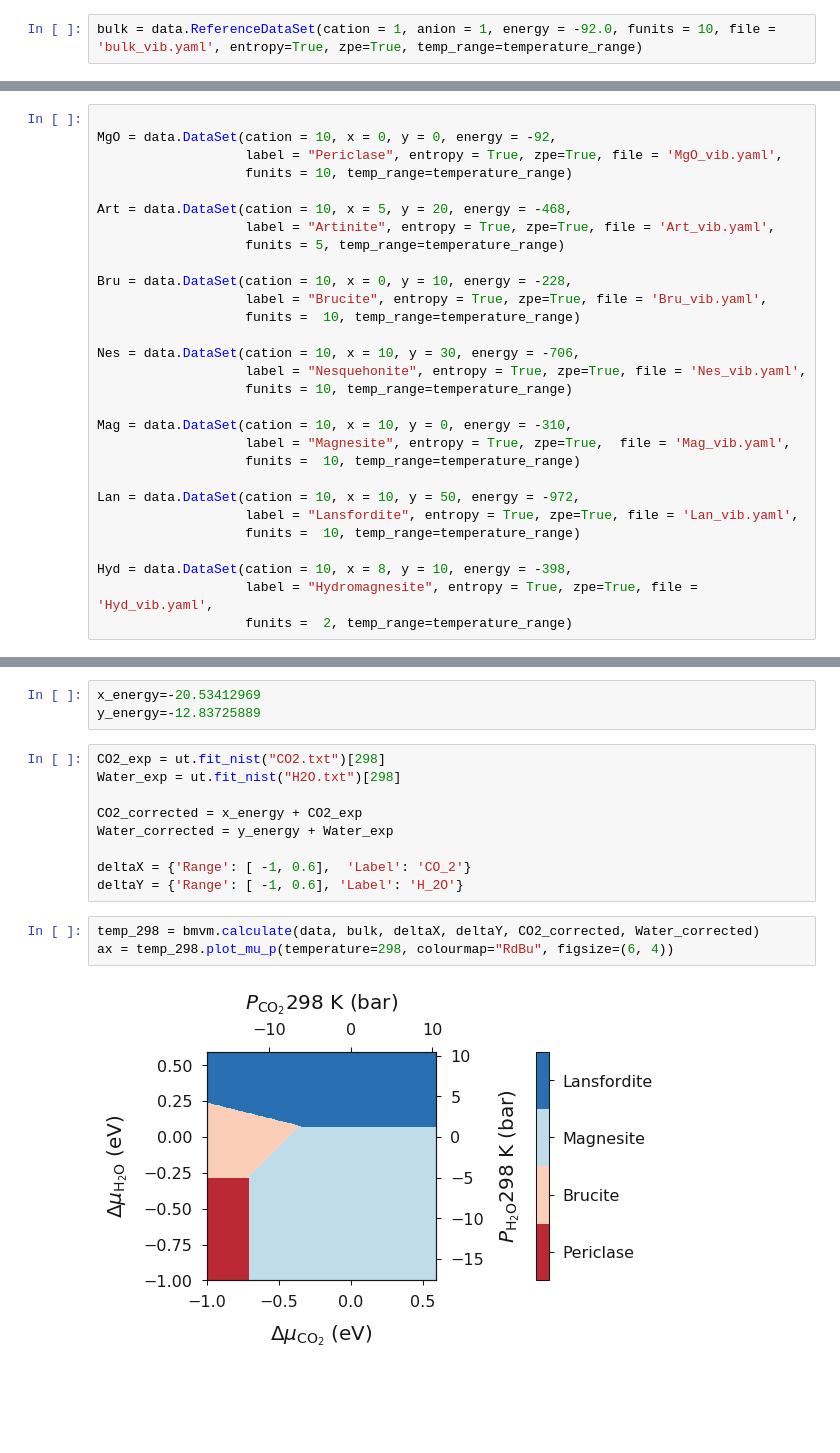
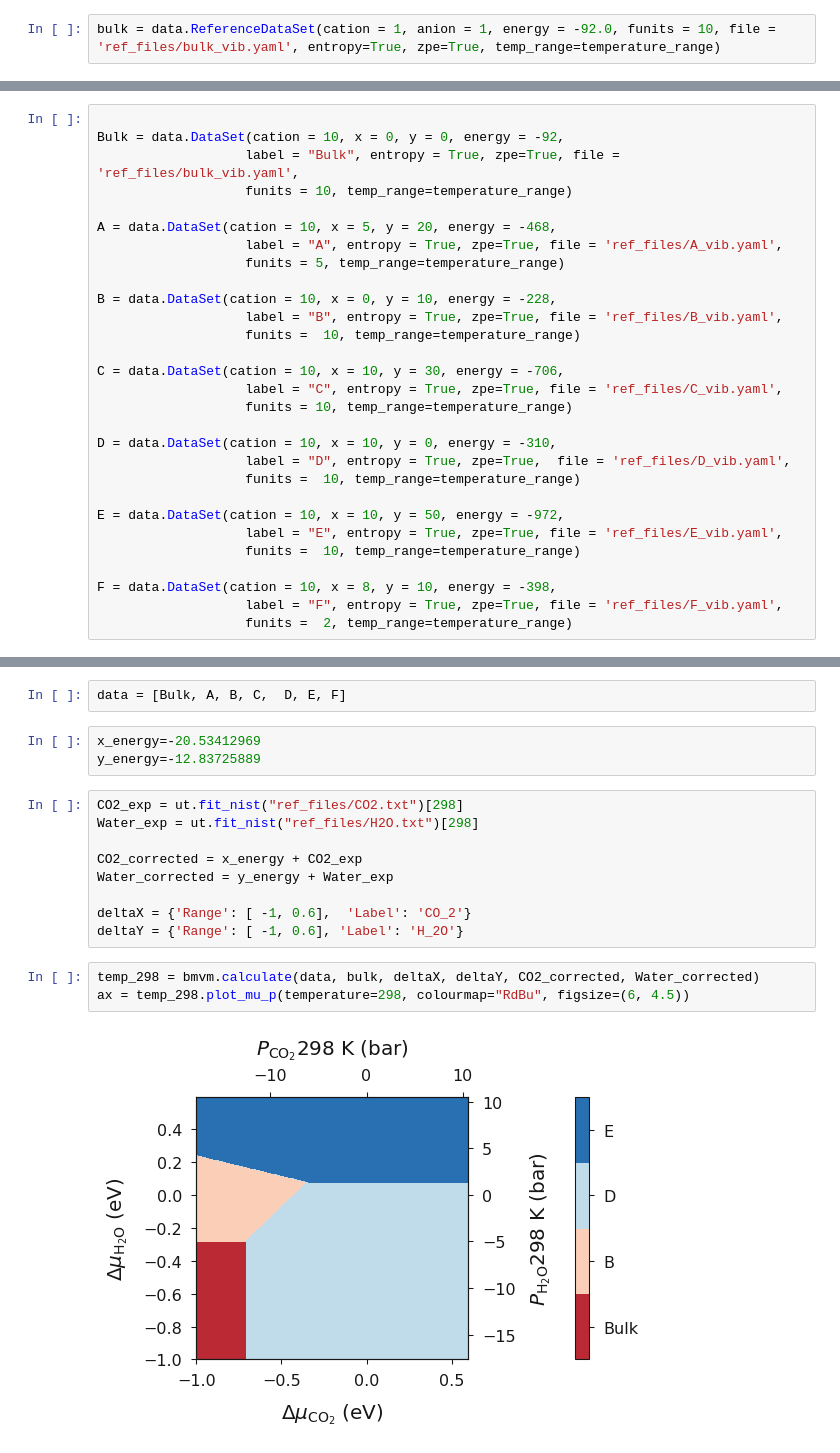
Before and after one commit to symmy596/SurfinPy, a Jupyter notebook: examples/Notebooks/Bulk/Tutorial_5.ipynb, the cells around one changed output, grey strips where cells are left out. Cells and saved outputs as stored; diff of their text form; blank space fills up the shorter version.

```diff
--- a/examples/Notebooks/Bulk/Tutorial_5.ipynb
+++ b/examples/Notebooks/Bulk/Tutorial_5.ipynb
@@ -51,7 +50,7 @@ temperature_range = [298, 299]
 # %% [markdown]
 SurfinPy has the function to calculate the zero point energy and the vibrational entropy when entropy and zpe = True.
 # %%
-bulk = data.ReferenceDataSet(cation = 1, anion = 1, energy = -92.0, funits = 10, file = 'bulk_vib.yaml', entropy=True, zpe=True, temp_range=temperature_range)
+bulk = data.ReferenceDataSet(cation = 1, anion = 1, energy = -92.0, funits = 10, file = 'ref_files/bulk_vib.yaml', entropy=True, zpe=True, temp_range=temperature_range)
 # %% [markdown]
 In addition to entropy and zpe keyword you must provide the a file containing the vibrational modes and number of formula units used in taht calculations.  You must create the yaml file using the following format
 
@@ -66,30 +65,30 @@ In addition to entropy and zpe keyword you must provide the a file containing th
 Vibrational modes can be calculated via a density functional pertibation calculation or via the phonopy code.
 # %%
 
-MgO = data.DataSet(cation = 10, x = 0, y = 0, energy = -92,
-                   label = "Periclase", entropy = True, zpe=True, file = 'MgO_vib.yaml',
+Bulk = data.DataSet(cation = 10, x = 0, y = 0, energy = -92,
+                   label = "Bulk", entropy = True, zpe=True, file = 'ref_files/bulk_vib.yaml',
                    funits = 10, temp_range=temperature_range)
 
-Art = data.DataSet(cation = 10, x = 5, y = 20, energy = -468,
-                   label = "Artinite", entropy = True, zpe=True, file = 'Art_vib.yaml',
+A = data.DataSet(cation = 10, x = 5, y = 20, energy = -468,
+                   label = "A", entropy = True, zpe=True, file = 'ref_files/A_vib.yaml',
                    funits = 5, temp_range=temperature_range)
 
-Bru = data.DataSet(cation = 10, x = 0, y = 10, energy = -228,
-                   label = "Brucite", entropy = True, zpe=True, file = 'Bru_vib.yaml',
+B = data.DataSet(cation = 10, x = 0, y = 10, energy = -228,
+                   label = "B", entropy = True, zpe=True, file = 'ref_files/B_vib.yaml',
                    funits =  10, temp_range=temperature_range)
 
-Nes = data.DataSet(cation = 10, x = 10, y = 30, energy = -706,
-                   label = "Nesquehonite", entropy = True, zpe=True, file = 'Nes_vib.yaml',
+C = data.DataSet(cation = 10, x = 10, y = 30, energy = -706,
+                   label = "C", entropy = True, zpe=True, file = 'ref_files/C_vib.yaml',
                    funits = 10, temp_range=temperature_range)
 
-Mag = data.DataSet(cation = 10, x = 10, y = 0, energy = -310,
-                   label = "Magnesite", entropy = True, zpe=True,  file = 'Mag_vib.yaml',
+D = data.DataSet(cation = 10, x = 10, y = 0, energy = -310,
+                   label = "D", entropy = True, zpe=True,  file = 'ref_files/D_vib.yaml',
                    funits =  10, temp_range=temperature_range)
 
-Lan = data.DataSet(cation = 10, x = 10, y = 50, energy = -972,
-                   label = "Lansfordite", entropy = True, zpe=True, file = 'Lan_vib.yaml',
+E = data.DataSet(cation = 10, x = 10, y = 50, energy = -972,
+                   label = "E", entropy = True, zpe=True, file = 'ref_files/E_vib.yaml',
                    funits =  10, temp_range=temperature_range)
 
-Hyd = data.DataSet(cation = 10, x = 8, y = 10, energy = -398,
-                   label = "Hydromagnesite", entropy = True, zpe=True, file = 'Hyd_vib.yaml',
+F = data.DataSet(cation = 10, x = 8, y = 10, energy = -398,
+                   label = "F", entropy = True, zpe=True, file = 'ref_files/F_vib.yaml',
                    funits =  2, temp_range=temperature_range)
@@ -98,9 +95,11 @@ data = [MgO, Art, Bru, Nes,  Mag, Lan, Hyd]
+# %%
+data = [Bulk, A, B, C,  D, E, F]
 # %%
 x_energy=-20.53412969
 y_energy=-12.83725889
 # %%
-CO2_exp = ut.fit_nist("CO2.txt")[298]
-Water_exp = ut.fit_nist("H2O.txt")[298]
+CO2_exp = ut.fit_nist("ref_files/CO2.txt")[298]
+Water_exp = ut.fit_nist("ref_files/H2O.txt")[298]
 
 CO2_corrected = x_energy + CO2_exp
 Water_corrected = y_energy + Water_exp
@@ -109,6 +108,6 @@ deltaX = {'Range': [ -1, 0.6],  'Label': 'CO_2'}
 deltaY = {'Range': [ -1, 0.6], 'Label': 'H_2O'}
 # %%
 temp_298 = bmvm.calculate(data, bulk, deltaX, deltaY, CO2_corrected, Water_corrected)
-ax = temp_298.plot_mu_p(temperature=298, colourmap="RdBu", figsize=(6, 4))
+ax = temp_298.plot_mu_p(temperature=298, colourmap="RdBu", figsize=(6, 4.5))
 # %% [output]
-[figure, old version]
+[figure, new version]
```
Also changed, not shown: parts of 2 cells of this notebook, 27 other files.
